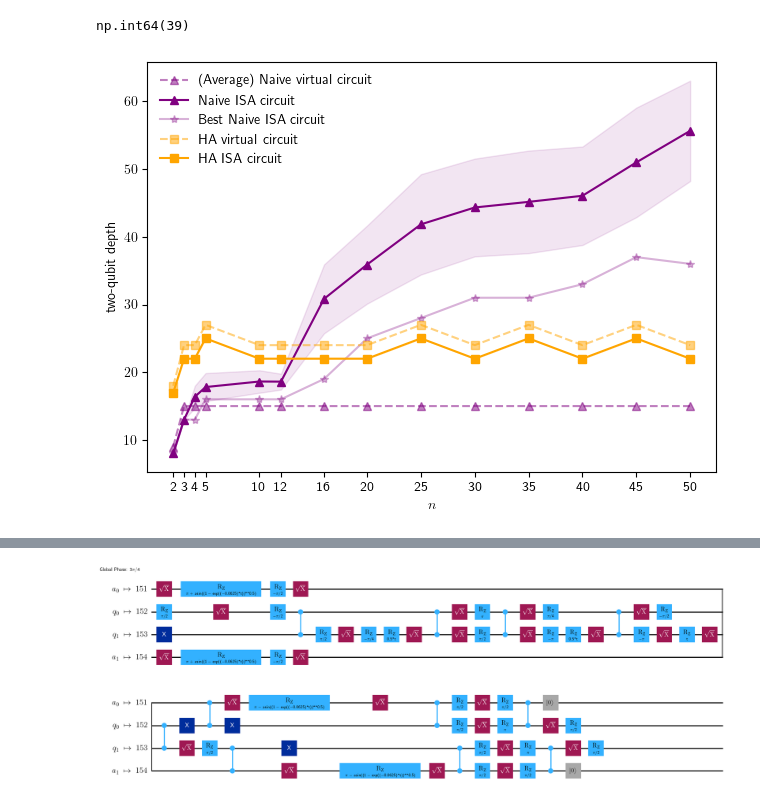
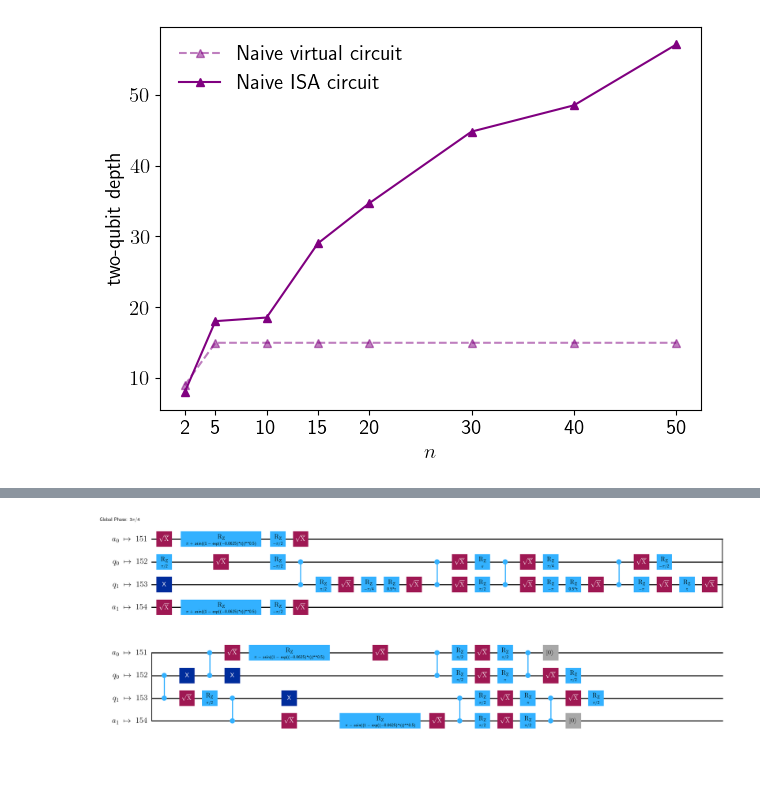
Before and after one commit to bentirher/dmpf_dissipation, a Jupyter notebook: standard_adc/tqd_study.ipynb, the cells around one changed output, grey strips where cells are left out. Drawn from its saved outputs; the diff is of its cells as text; code cells hidden in the pictures; blank space fills up the shorter version.

```diff
--- a/standard_adc/tqd_study.ipynb
+++ b/standard_adc/tqd_study.ipynb
@@ -6,16 +6,19 @@ from qiskit import generate_preset_pass_manager
 import numpy as np
 import matplotlib.pyplot as plt
 import matplotlib.colors as mcolors
+
 plt.rcParams['text.usetex'] = True
 plt.rcParams['figure.dpi'] = 100
 plt.rcParams['savefig.dpi'] = 200
+plt.rcParams.update({'font.size': 13})
 # %%
 service = QiskitRuntimeService(
     channel='ibm_quantum_platform',
     instance='crn:v1:bluemix:public:quantum-computing:eu-de:a/cb804b30dfcb48b890393bfd6e41e9c2:a59c3379-0cf7-47fe-adf1-553bf24e0c35::'
 )
 # %%
-n = [2, 3, 4, 5, 10, 12, 16, 20, 25, 30, 35, 40, 45, 50]
+#n = [2, 3, 4, 5, 10, 12, 16, 20, 25, 30, 35, 40, 45, 50]
+n = [2, 5, 10, 15, 20, 30, 40, 50]
 # n = [2, 3, 4, 5, 10, 12, 16, 20]
 tlist = np.linspace(0, 25, 100)
 excited = ["0"]
@@ -59,9 +62,5 @@ for size in n:
 
     mean_ha_isa_tqds.append(np.mean(ha_isa_tqds))
     std_ha_isa_tqds.append(np.std(ha_isa_tqds))
-# %%
-np.min(naive_isa_tqds)
-# %% [output]
-np.int64(39)
 # %%
 ha_qc.draw('mpl', fold = -1)
@@ -74,23 +67,24 @@ qc.decompose(reps = 2).draw('mpl', fold = -1)
 # %%
-plt.plot(n, virtual_naive_tqds, marker = '^', color = 'purple', linestyle = "dashed", alpha = 0.5, label = '(Average) Naive virtual circuit')
+plt.plot(n, virtual_naive_tqds, marker = '^', color = 'purple', linestyle = "dashed", alpha = 0.5, label = 'Naive virtual circuit')
+# plt.plot(n, mean_naive_isa_tqds, marker = '^', color = 'purple', label = '(Average) Naive ISA circuit')
 plt.plot(n, mean_naive_isa_tqds, marker = '^', color = 'purple', label = 'Naive ISA circuit')
-upper_bound = np.array(mean_naive_isa_tqds) + np.array(std_naive_isa_tqds)
-lower_bound = np.array(mean_naive_isa_tqds) - np.array(std_naive_isa_tqds)
-plt.fill_between(n, lower_bound, upper_bound, color = "purple", alpha = 0.1)
+# upper_bound = np.array(mean_naive_isa_tqds) + np.array(std_naive_isa_tqds)
+# lower_bound = np.array(mean_naive_isa_tqds) - np.array(std_naive_isa_tqds)
+# plt.fill_between(n, lower_bound, upper_bound, color = "purple", alpha = 0.1)
 
-plt.plot(n, min_naive_isa_tqds, marker = '*', color = 'purple', alpha = 0.3, label = 'Best Naive ISA circuit')
+# plt.plot(n, min_naive_isa_tqds, marker = '*', color = 'purple', alpha = 0.3, label = 'Best Naive ISA circuit')
 
-plt.plot(n, virtual_ha_tqds, marker = 's', color = 'orange', linestyle = "dashed", alpha = 0.5, label = 'HA virtual circuit')
-plt.plot(n, mean_ha_isa_tqds, marker = 's', color = 'orange', label = 'HA ISA circuit')
-upper_bound = np.array(mean_ha_isa_tqds) + np.array(std_ha_isa_tqds)
-lower_bound = np.array(mean_ha_isa_tqds) - np.array(std_ha_isa_tqds)
-plt.fill_between(n, lower_bound, upper_bound, color = "orange", alpha = 0.1)
+# plt.plot(n, virtual_ha_tqds, marker = 's', color = 'orange', linestyle = "dashed", alpha = 0.5, label = 'HA virtual circuit')
+# plt.plot(n, mean_ha_isa_tqds, marker = 's', color = 'orange', label = 'HA ISA circuit')
+# upper_bound = np.array(mean_ha_isa_tqds) + np.array(std_ha_isa_tqds)
+# lower_bound = np.array(mean_ha_isa_tqds) - np.array(std_ha_isa_tqds)
+# plt.fill_between(n, lower_bound, upper_bound, color = "orange", alpha = 0.1)
 plt.xlabel("$n$")
 plt.ylabel("two-qubit depth")
 plt.legend(frameon = False)
 plt.xticks(n, n)
 plt.tight_layout()
-plt.savefig("[100_SAMPLES]minimal_tqd_scaling_HA_adc.png", bbox_inches='tight', transparent = True)
+plt.savefig("[RUBEN]tqd_scaling.png", bbox_inches='tight', transparent = True)
 plt.show()
 # %% [output]
-[figure, old version]
+[figure, new version]
```
Also changed, not shown: parts of 6 cells of this notebook, 9 other files.
